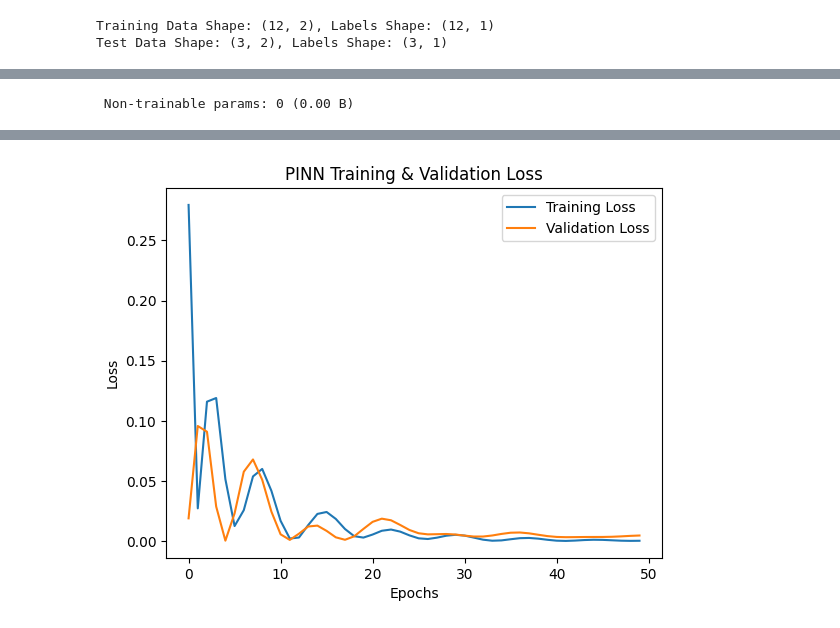
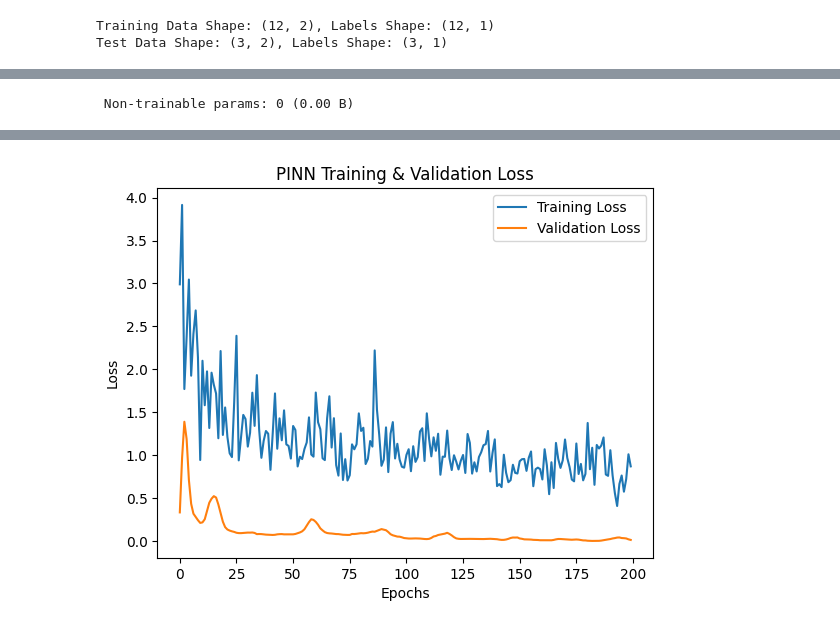
Before and after one commit to HKDevLoops/HKDevLoops-Mean_pressure_Coefficient_of_Buildings, a Jupyter notebook: src/type o/newnew.ipynb, the cells around one changed output, grey strips where cells are left out. Saved outputs shown, nothing was run; the diff lists cells and outputs as text; code cells hidden in the pictures.

```diff
--- a/src/type o/newnew.ipynb
+++ b/src/type o/newnew.ipynb
@@ -3,12 +3,13 @@ import numpy as np
 import scipy.io as sio
 import tensorflow as tf
 from tensorflow.keras.models import Model
-from tensorflow.keras.layers import Input, Dense, Concatenate
-import matplotlib.pyplot as plt
+from tensorflow.keras.layers import Input, Dense, Concatenate, Dropout
 import os
 import re
 from sklearn.model_selection import train_test_split
+from sklearn.preprocessing import StandardScaler
 from sklearn.metrics import r2_score
+import matplotlib.pyplot as plt
 
 # Enable GPU if available
 physical_devices = tf.config.list_physical_devices('GPU')
@@ -16,14 +17,10 @@ if physical_devices:
     for device in physical_devices:
         tf.config.experimental.set_memory_growth(device, True)
 
-# Constants (Physics Constraints)
-rho = 1.225  # Air density (kg/m³)
-V_ref = 10.0  # Reference wind speed (m/s)
-
-# Regex Pattern to Extract Features
+# Regex Pattern for File Parsing
 pattern = re.compile(r'Cp_ts_(RAH\d+)_deg(\d+).mat')
 
-# Function to Load and Process `.mat` Files
+# Function to Load `.mat` Data
 def load_and_process_mat_files(directory):
     X_data, Y_data, metadata = [], [], []
 
@@ -31,82 +28,73 @@ def load_and_process_mat_files(directory):
         if file.endswith(".mat"):
             match = pattern.search(file)
             if match:
-                height_ratio = match.group(1)  # Extract height ratio (e.g., RAH06, RAH12)
-                wind_angle = float(match.group(2))  # Extract wind angle (e.g., 0, 30, 90)
+                height_ratio = match.group(1)
+                wind_angle = float(match.group(2))
 
                 file_path = os.path.join(directory, file)
                 mat_data = sio.loadmat(file_path)
 
                 if 'Wind_pressure_coefficients' in mat_data:
-                    Cp = mat_data['Wind_pressure_coefficients']  # Shape (time_steps, grid_points)
-                    mean_Cp = np.mean(Cp)  # Scalar Value
-
-                    # Append Data
+                    mean_Cp = np.mean(mat_data['Wind_pressure_coefficients'])
                     X_data.append([wind_angle, height_ratio])
                     Y_data.append(mean_Cp)
                     metadata.append([file, wind_angle, height_ratio])
                 else:
                     print(f"Skipping {file}: 'Wind_pressure_coefficients' not found.")
 
-    X_data = np.array(X_data, dtype=object)  # Keep height ratio as string initially
-    Y_data = np.array(Y_data, dtype=np.float32).reshape(-1, 1)
+    return np.array(X_data, dtype=object), np.array(Y_data, dtype=np.float32).reshape(-1, 1), metadata
 
-    return X_data, Y_data, metadata
-
-# Set Data Directory (Change this path as needed)
+# Data Directory
 data_directory = "C:/Users/rrsuj/Downloads/capstone/data"
-
-# Load Data
 X, Y, metadata = load_and_process_mat_files(data_directory)
 
-# Encode Height Ratios Numerically
+# Encode Height Ratios
 unique_height_ratios = sorted(set(m[2] for m in metadata))
 height_ratio_to_num = {h: i for i, h in enumerate(unique_height_ratios)}
-
-# Convert Height Ratio to Numeric
 X[:, 1] = np.array([height_ratio_to_num[m[2]] for m in metadata], dtype=np.float32)
 
-# Normalize Wind Angle (0° to 180° → Scale 0 to 1)
+# Normalize Inputs (Wind Angle & Height Ratio)
 X[:, 0] = X[:, 0].astype(np.float32) / 180.0
-
-# Convert X to Float
 X = X.astype(np.float32)
 
-# Split Data into Training (80%) and Test (20%) Sets
+# **New: StandardScaler for Cp**
+scaler_y = StandardScaler()
+Y = scaler_y.fit_transform(Y)
+
+# Train-Test Split (80% Train, 20% Test)
 X_train, X_test, Y_train, Y_test = train_test_split(X, Y, test_size=0.2, random_state=42)
 
 print(f"Training Data Shape: {X_train.shape}, Labels Shape: {Y_train.shape}")
 print(f"Test Data Shape: {X_test.shape}, Labels Shape: {Y_test.shape}")
 
-# Define PINN Model
+# **🔧 Updated Model with More Layers & ReLU**
 def build_pinn():
     input_wind_angle = Input(shape=(1,), name="Wind_Angle")
     input_height_ratio = Input(shape=(1,), name="Height_Ratio")
 
     merged = Concatenate()([input_wind_angle, input_height_ratio])
 
-    z = Dense(128, activation="tanh", kernel_initializer="he_normal")(merged)
-    y = Dense(64, activation="tanh", kernel_initializer="he_normal")(z)
-    x = Dense(32, activation="tanh", kernel_initializer="he_normal")(y)
+    z = Dense(512, activation="relu", kernel_initializer="he_normal")(merged)
+    z = Dropout(0.3)(z)
+    y = Dense(256, activation="relu", kernel_initializer="he_normal")(z)
+    y = Dropout(0.3)(y)
+    x = Dense(128, activation="relu", kernel_initializer="he_normal")(y)
+    x = Dense(64, activation="relu", kernel_initializer="he_normal")(x)
     output = Dense(1, activation="linear")(x)
 
     model = Model(inputs=[input_wind_angle, input_height_ratio], outputs=output)
     return model
 
-# Physics-Informed Loss Function (Bernoulli Correction)
-def physics_loss(y_true, y_pred):
-    Cp_physics = 2 * (y_true / (rho * V_ref**2))  # Bernoulli-based correction
-    return tf.reduce_mean(tf.square(y_pred - Cp_physics))
+# Compile & Train
+pinn_model = build_pinn()
+pinn_model.compile(optimizer=tf.keras.optimizers.Adam(learning_rate=0.0005), loss="mse")
 
-# Compile and Train PINN Model
-pinn_model = build_pinn()
-pinn_model.compile(optimizer=tf.keras.optimizers.Adam(learning_rate=0.001), loss=physics_loss)
 pinn_model.summary()
 
 history = pinn_model.fit(
     [X_train[:, 0].reshape(-1, 1), X_train[:, 1].reshape(-1, 1)], Y_train,
     validation_data=([X_test[:, 0].reshape(-1, 1), X_test[:, 1].reshape(-1, 1)], Y_test),
-    epochs=50, batch_size=32, verbose=1
+    epochs=200, batch_size=64, verbose=1
 )
 
 # Plot Training Loss
@@ -119,20 +107,26 @@ plt.title("PINN Training & Validation Loss")
 plt.show()
 
 # Test Predictions
-test_angles = np.array([[0], [23], [60], [90]]) / 180.0  # Normalize Angles
+test_angles = np.array([[0], [23], [60], [90]]) / 180.0
 test_height_ratios = np.array([height_ratio_to_num["RAH06"]] * len(test_angles)).reshape(-1, 1)
 
 predicted_Cp = pinn_model.predict([test_angles, test_height_ratios])
 
-# Compute Final R² Score Using Sklearn
-y_pred = pinn_model.predict([X_test[:, 0].reshape(-1, 1), X_test[:, 1].reshape(-1, 1)])
-r2 = r2_score(Y_test.flatten(), y_pred.flatten())
-print(f"\nFinal R² Score: {r2:.4f}")
+# Inverse Transform Predictions
+predicted_Cp = scaler_y.inverse_transform(predicted_Cp)
 
 # Display Predictions
 print("\nPredicted Mean Pressure Coefficients:")
-for i, angle in enumerate(test_angles.flatten() * 180):  # Convert Back to Degrees
+for i, angle in enumerate(test_angles.flatten() * 180):
     print(f"Wind Angle {angle}°: Predicted Cp = {predicted_Cp[i][0]:.4f}")
+
+# Compute Final R² Score
+y_pred = pinn_model.predict([X_test[:, 0].reshape(-1, 1), X_test[:, 1].reshape(-1, 1)])
+y_pred = scaler_y.inverse_transform(y_pred)
+Y_test_original = scaler_y.inverse_transform(Y_test)
+
+r2 = r2_score(Y_test_original.flatten(), y_pred.flatten())
+print(f"\nFinal R² Score: {r2:.4f}")
 # %% [output]
 Training Data Shape: (12, 2), Labels Shape: (12, 1)
 Test Data Shape: (3, 2), Labels Shape: (3, 1)
@@ -180 +171 @@ Epoch 50/50
-[figure, old version]
+[figure, new version]
```
Also changed, not shown: parts of 1 cell of this notebook.
